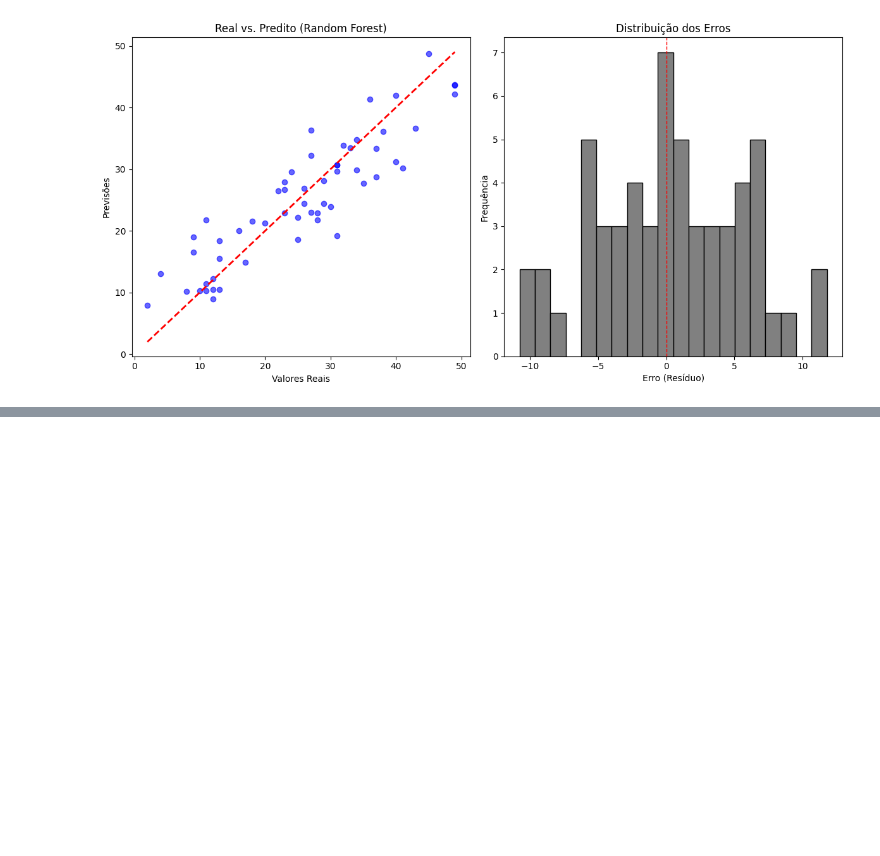
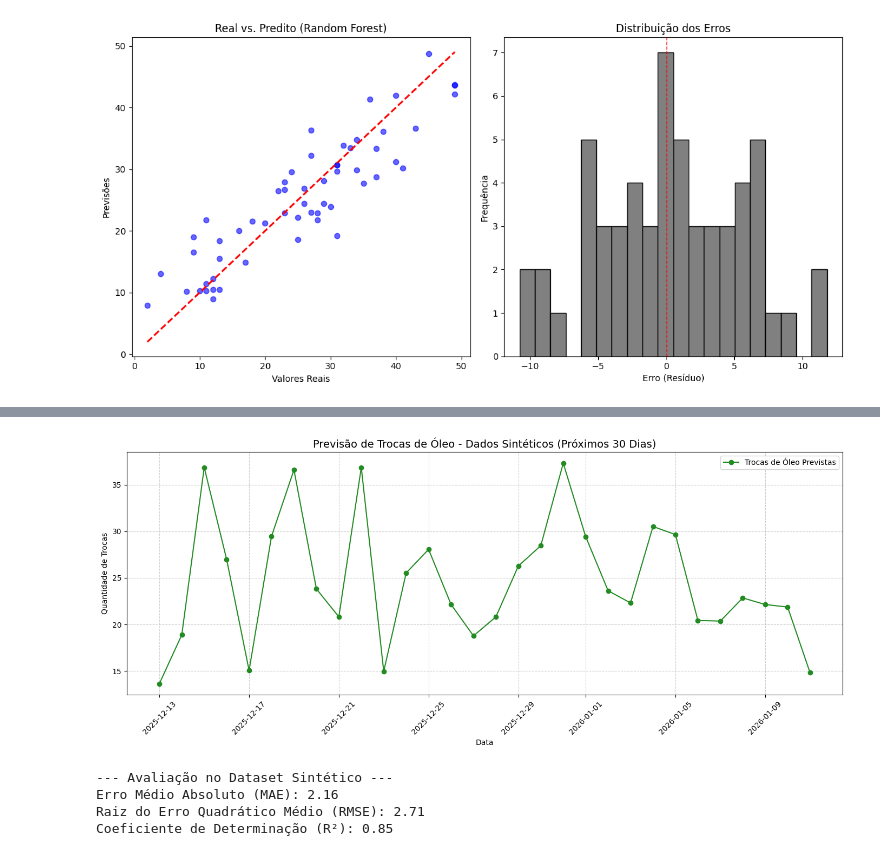
Before and after one commit to gabryellenpa/mecaniQA-belo_horizonte, a Jupyter notebook: mecaniQA_belo_horizonte.ipynb, the cells around one changed output, grey strips where cells are left out. Saved outputs shown, nothing was run; the diff lists cells and outputs as text; code cells hidden in the pictures; blank space fills up the shorter version.

Commit message:
Teste com dataset sintetico e pipeline de previsão do dia seguinte

```diff
--- a/mecaniQA_belo_horizonte.ipynb
+++ b/mecaniQA_belo_horizonte.ipynb
@@ -349,3 +349,29 @@ plt.tight_layout()
 plt.show()
 # %% [output]
 [figure]
+# %%
+import pandas as pd
+import numpy as np
+import matplotlib.pyplot as plt
+
+# 1. Criar dados sintéticos para teste (ex: próximos 30 dias)
+datas_futuras = pd.date_range(start='2025-12-13', periods=30, freq='D')
+
+# Criando o DataFrame sintético
+df_teste_sintetico = pd.DataFrame({
+    'Data': datas_futuras,
+    'Ano': datas_futuras.year,
+    'Mes': datas_futuras.month,
+    'Dia': datas_futuras.day,
+    'Dia_Semana': datas_futuras.dayofweek,
+    # Simulando valores de Manutenção de Motor com base na média observada
+    'Manutencao_Motor': np.random.randint(5, 15, size=30)
+})
+
+# 2. Realizar previsões com o modelo treinado
+features = ['Ano', 'Mes', 'Dia', 'Dia_Semana', 'Manutencao_Motor']
+previsoes_sinteticas = rf_model.predict(df_teste_sintetico[features])
+df_teste_sintetico['Previsao_Trocas_Oleo'] = previsoes_sinteticas
+
+# Exibir as primeiras linhas das previsões
+display(df_teste_sintetico[['Data', 'Manutencao_Motor', 'Previsao_Trocas_Oleo']].head())
@@ -351,0 +385,42 @@ plt.show()
+# %%
+# 3. Gráfico de Visualização das Previsões
+plt.figure(figsize=(14, 6))
+plt.plot(df_teste_sintetico['Data'], df_teste_sintetico['Previsao_Trocas_Oleo'],
+         marker='o', linestyle='-', color='forestgreen', label='Trocas de Óleo Previstas')
+
+plt.title('Previsão de Trocas de Óleo - Dados Sintéticos (Próximos 30 Dias)', fontsize=14)
+plt.xlabel('Data')
+plt.ylabel('Quantidade de Trocas')
+plt.grid(True, linestyle='--', alpha=0.6)
+plt.legend()
+plt.xticks(rotation=45)
+plt.tight_layout()
+plt.show()
+# %% [output]
+[figure, added]
+# %%
+from sklearn.metrics import mean_absolute_error, mean_squared_error, r2_score
+
+# 1. Simular valores 'Reais' para o dataset sintético
+# Usamos uma lógica similar à do dataset original para criar um gabarito de teste
+# Trocas_Oleo costuma ser aprox. 2x a Manutencao_Motor + um fator base
+np.random.seed(42)
+df_teste_sintetico['Real_Trocas_Oleo'] = (df_teste_sintetico['Manutencao_Motor'] * 2.1) + 5 + np.random.normal(0, 2, 30)
+
+# 2. Calcular Métricas
+y_real_sint = df_teste_sintetico['Real_Trocas_Oleo']
+y_pred_sint = df_teste_sintetico['Previsao_Trocas_Oleo']
+
+mae_sint = mean_absolute_error(y_real_sint, y_pred_sint)
+rmse_sint = np.sqrt(mean_squared_error(y_real_sint, y_pred_sint))
+r2_sint = r2_score(y_real_sint, y_pred_sint)
+
+print(f"--- Avaliação no Dataset Sintético ---")
+print(f"Erro Médio Absoluto (MAE): {mae_sint:.2f}")
+print(f"Raiz do Erro Quadrático Médio (RMSE): {rmse_sint:.2f}")
+print(f"Coeficiente de Determinação (R²): {r2_sint:.2f}")
+# %% [output]
+--- Avaliação no Dataset Sintético ---
+Erro Médio Absoluto (MAE): 2.16
+Raiz do Erro Quadrático Médio (RMSE): 2.71
+Coeficiente de Determinação (R²): 0.85
```
Also changed, not shown: parts of 5 cells of this notebook.
